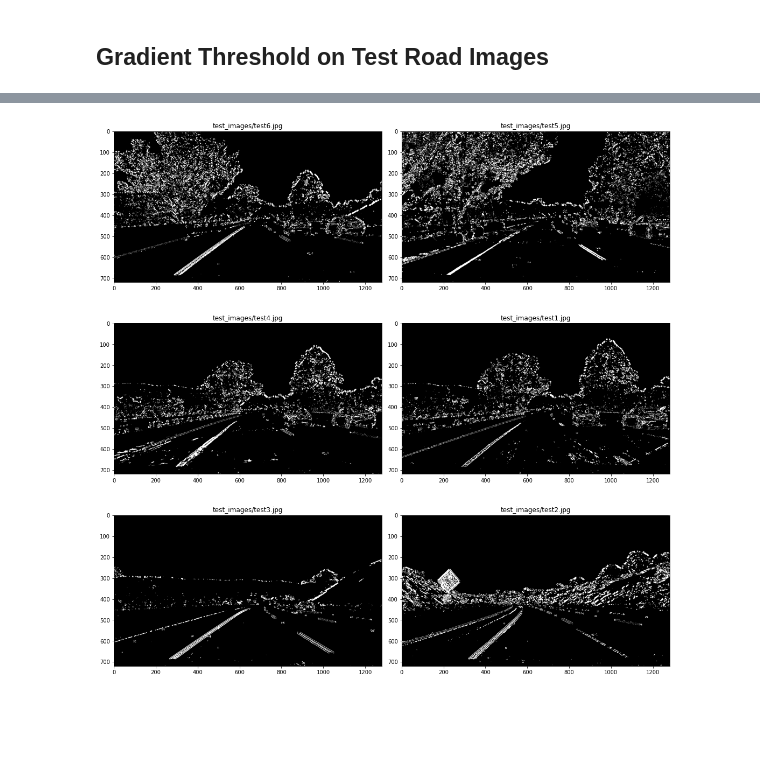
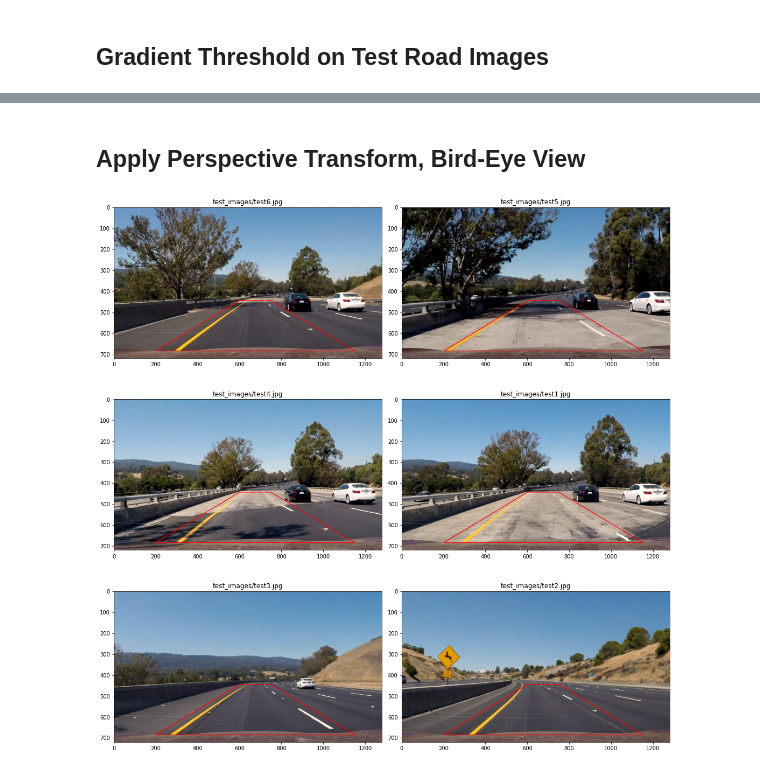
Before and after one commit to VitaliiLakusta/CarND-Advanced-Lane-Lines, a Jupyter notebook: index.ipynb, the cells around one changed output, grey strips where cells are left out. Cells and saved outputs as stored; diff of their text form; code cells hidden in the pictures; blank space fills up the shorter version.

Commit message:
Draft warp perspective, WIP

```diff
--- a/index.ipynb
+++ b/index.ipynb
@@ -181,5 +177,25 @@ show_images(threshImgsDebug, testRoadImgFnames, save=True, save_prefix='combined
 # %%
 threshImgs = list(map(lambda img: combinedGradAndColorThresh(img), testRoadImages))
-show_images(threshImgs, testRoadImgFnames)
+# show_images(threshImgs, testRoadImgFnames)
-# %% [output]
-[figure, removed]
+# %% [markdown]
+## Apply Perspective Transform, Bird-Eye View
+# %%
+# Draw trapezoid, to see which params fit lanes best
+
+def getTrapezoid():
+    yBottom = 685
+    yTop = 445
+    xLeftBottom = 200
+    xRightBottom = 1150
+    xOffset = 400
+    xLeftUp = xLeftBottom + xOffset
+    xRightUp = xRightBottom - xOffset
+    return np.array([[xRightBottom,yBottom],[xLeftBottom,yBottom],[xLeftUp,yTop],[xRightUp,yTop]], np.int32)
+
+def drawTrapezoid(img):
+    return cv2.polylines(np.copy(img), [getTrapezoid()], True, (255,0,0), thickness=2)
+
+imgsWithTrapezoid = list(map(lambda img: drawTrapezoid(img), testRoadImages))
+show_images(imgsWithTrapezoid, testRoadImgFnames)
+# %% [output]
+[figure, added]
```
Also changed, not shown: parts of 3 cells of this notebook.
